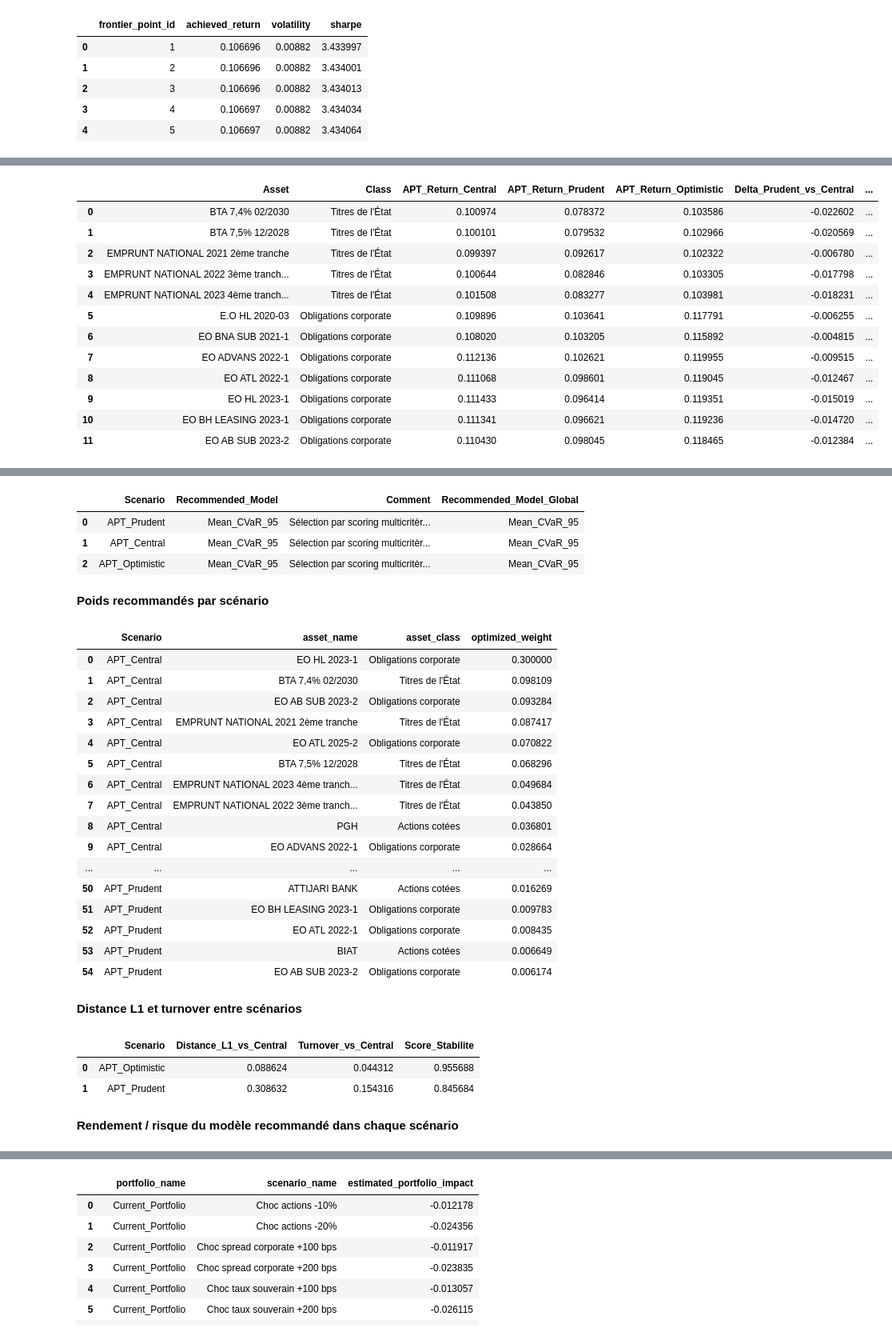
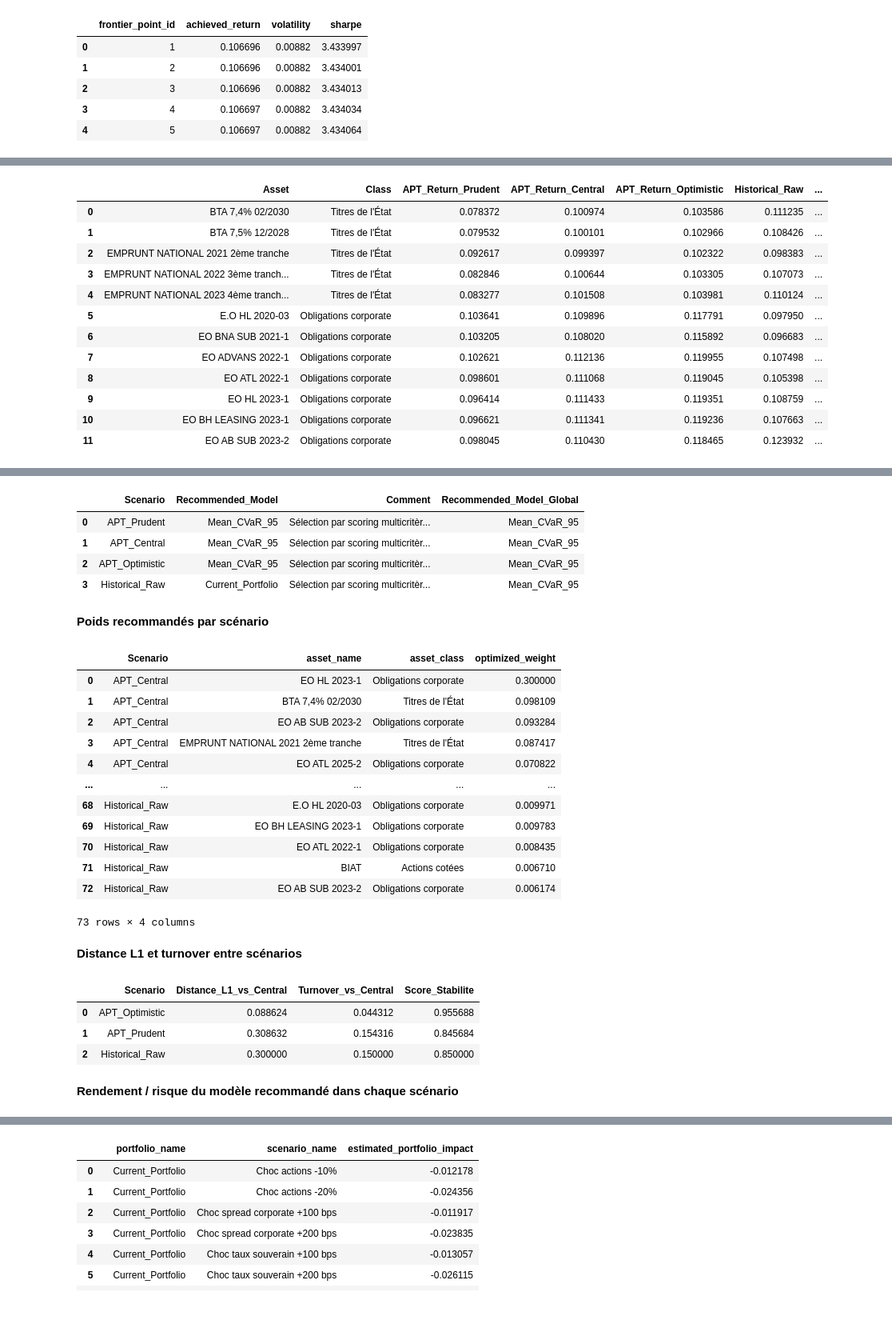
Before and after one commit to Houssem-Hkiri/Optimisation-Maghrebia, a Jupyter notebook: notebooks/02_optimisation_portefeuille.ipynb, the cells around one changed output, grey strips where cells are left out. Shown at 80% size. Saved outputs shown, nothing was run; the diff lists cells and outputs as text; code cells hidden in the pictures; blank space fills up the shorter version.

```diff
--- a/notebooks/02_optimisation_portefeuille.ipynb
+++ b/notebooks/02_optimisation_portefeuille.ipynb
@@ -25,6 +29,7 @@ try:
     pio.renderers.default = "notebook_connected"
 except Exception:
     pio.renderers.default = "iframe_connected"
+pio.templates.default = "plotly_white"
 
 PROJECT_DIR = Path.cwd().resolve()
 if PROJECT_DIR.name == "notebooks":
@@ -56,6 +61,15 @@ from maghrebia_quant.optimization_apt import (
     solve_efficient_frontier,
     stress_tests_by_portfolio,
 )
+from maghrebia_quant.skfolio_benchmark import run_skfolio_benchmarks
+from maghrebia_quant.notebook02_robustness import (
+    bootstrap_stability_check,
+    build_factor_risk_sensitivity,
+    build_pareto_filter,
+    build_robust_cvar_wasserstein,
+    build_rorac_proxy,
+    solve_mean_cvar_turnover_constrained,
+)
 
 EXPORT_DIR = PROJECT_DIR / "exports"
 FIGURES_DIR = EXPORT_DIR / "figures" / "notebook_02"
@@ -83,12 +97,15 @@ def show_and_export_fig(fig, name, output_dir=FIGURES_DIR):
 def pct(x):
     return "" if pd.isna(x) else f"{float(x):.2%}"
 
+N_MONTE_CARLO_REQUESTED = 100_000
+N_MONTE_CARLO_EFFECTIVE = 50_000  # fallback reproductible pour garder un temps d'exécution raisonnable
+
 CONFIG = replace(
     APTOptimizationConfig(),
     frontier_points=500,
     slsqp_random_starts=12,
-    monte_carlo_required=15_000,
-    monte_carlo_max_attempts=300_000,
+    monte_carlo_required=N_MONTE_CARLO_EFFECTIVE,
+    monte_carlo_max_attempts=600_000,
 )
 np.random.seed(CONFIG.random_seed)
 # %% [markdown]
@@ -402,9 +423,18 @@ APT_Scenario_Returns = APT_Scenario_Returns.rename(columns={
     "mu_apt_central": "APT_Return_Central",
     "mu_apt_prudent": "APT_Return_Prudent",
     "mu_apt_optimistic": "APT_Return_Optimistic",
+    "mu_historical_raw": "Historical_Raw",
 })
 APT_Scenario_Returns["Delta_Prudent_vs_Central"] = APT_Scenario_Returns["APT_Return_Prudent"] - APT_Scenario_Returns["APT_Return_Central"]
 APT_Scenario_Returns["Delta_Optimistic_vs_Central"] = APT_Scenario_Returns["APT_Return_Optimistic"] - APT_Scenario_Returns["APT_Return_Central"]
+if "Historical_Raw" in APT_Scenario_Returns.columns:
+    APT_Scenario_Returns["Delta_Historical_vs_Central"] = APT_Scenario_Returns["Historical_Raw"] - APT_Scenario_Returns["APT_Return_Central"]
+    APT_Scenario_Returns["Historical_Raw_Comment"] = "Descriptif uniquement ; non utilisé comme scénario principal."
+else:
+    APT_Scenario_Returns["Historical_Raw"] = np.nan
+    APT_Scenario_Returns["Delta_Historical_vs_Central"] = np.nan
+    APT_Scenario_Returns["Historical_Raw_Comment"] = "Non disponible dans les exports du notebook 01."
+
 Scenario_Config = replace(CONFIG, slsqp_random_starts=0, frontier_points=400, monte_carlo_required=15_000, monte_carlo_max_attempts=300_000)
 APT_Scenario_Analysis = run_apt_scenario_analysis(PROJECT_DIR, Scenario_Config)
 Scenario_Comparison = APT_Scenario_Analysis["Scenario_Comparison"]
@@ -415,47 +445,52 @@ Scenario_Recommended_Performance = APT_Scenario_Analysis["Scenario_Recommended_P
 Scenario_Asset_Sensitivity = APT_Scenario_Analysis["Scenario_Asset_Sensitivity"]
 Scenario_Class_Weights = APT_Scenario_Analysis["Scenario_Class_Weights"]
 Scenario_Final_Conclusion = APT_Scenario_Analysis["Scenario_Final_Conclusion"]
 Factor_Treatment = APT_OPTIMISTIC_FACTOR_TREATMENT.copy()
 
-display(APT_Scenario_Returns[["Asset", "Class", "APT_Return_Central", "APT_Return_Prudent", "APT_Return_Optimistic", "Delta_Prudent_vs_Central", "Delta_Optimistic_vs_Central"]].head(12))
+scenario_display_cols = [
+    "Asset", "Class", "APT_Return_Prudent", "APT_Return_Central", "APT_Return_Optimistic",
+    "Historical_Raw", "Delta_Prudent_vs_Central", "Delta_Optimistic_vs_Central", "Delta_Historical_vs_Central", "Historical_Raw_Comment"
+]
+display(APT_Scenario_Returns[[c for c in scenario_display_cols if c in APT_Scenario_Returns.columns]].head(12))
 display(Factor_Treatment)
 display(Scenario_Recommended_Models)
+
 Scenario_Recommended_Performance_Display = Scenario_Recommended_Performance[[
     "Scenario", "Model", "Expected_Return", "Volatility", "Sharpe", "CVaR_95", "Turnover", "Top_5_Concentration", "Regulatory_Status"
 ]].copy()
 Scenario_Allocation_Distances = Scenario_Weight_Stability.rename(columns={
     "distance_L1_to_central": "Distance_L1_vs_Central",
     "turnover_between_scenarios": "Turnover_vs_Central",
     "weight_stability_score": "Score_Stabilite"
 })
 Scenario_Recommended_Weights_Display = Scenario_Recommended_Weights.loc[
     Scenario_Recommended_Weights["optimized_weight"].gt(0.005),
     ["Scenario", "asset_name", "asset_class", "optimized_weight"]
 ].sort_values(["Scenario", "optimized_weight"], ascending=[True, False]).reset_index(drop=True)
 Scenario_Recommended_Weights_Pivot = Scenario_Recommended_Weights.pivot_table(
     index=["asset_id", "asset_name", "asset_class"], columns="Scenario", values="optimized_weight", fill_value=0.0
 ).reset_index()
 
 display(Markdown("**Poids recommandés par scénario**"))
 display(Scenario_Recommended_Weights_Display)
 display(Markdown("**Distance L1 et turnover entre scénarios**"))
 display(Scenario_Allocation_Distances)
 display(Markdown("**Rendement / risque du modèle recommandé dans chaque scénario**"))
 display(Scenario_Recommended_Performance_Display)
 # %% [output]
-|  | Asset | Class | APT_Return_Central | APT_Return_Prudent | APT_Return_Optimistic | Delta_Prudent_vs_Central | ... |
-| 0 | BTA 7,4% 02/2030 | Titres de l'État | 0.100974 | 0.078372 | 0.103586 | -0.022602 | ... |
-| 1 | BTA 7,5% 12/2028 | Titres de l'État | 0.100101 | 0.079532 | 0.102966 | -0.020569 | ... |
-| 2 | EMPRUNT NATIONAL 2021 2ème tranche | Titres de l'État | 0.099397 | 0.092617 | 0.102322 | -0.006780 | ... |
-| 3 | EMPRUNT NATIONAL 2022 3ème tranch... | Titres de l'État | 0.100644 | 0.082846 | 0.103305 | -0.017798 | ... |
-| 4 | EMPRUNT NATIONAL 2023 4ème tranch... | Titres de l'État | 0.101508 | 0.083277 | 0.103981 | -0.018231 | ... |
-| 5 | E.O HL 2020-03 | Obligations corporate | 0.109896 | 0.103641 | 0.117791 | -0.006255 | ... |
-| 6 | EO BNA SUB 2021-1 | Obligations corporate | 0.108020 | 0.103205 | 0.115892 | -0.004815 | ... |
-| 7 | EO ADVANS 2022-1 | Obligations corporate | 0.112136 | 0.102621 | 0.119955 | -0.009515 | ... |
-| 8 | EO ATL 2022-1 | Obligations corporate | 0.111068 | 0.098601 | 0.119045 | -0.012467 | ... |
-| 9 | EO HL 2023-1 | Obligations corporate | 0.111433 | 0.096414 | 0.119351 | -0.015019 | ... |
-| 10 | EO BH LEASING 2023-1 | Obligations corporate | 0.111341 | 0.096621 | 0.119236 | -0.014720 | ... |
-| 11 | EO AB SUB 2023-2 | Obligations corporate | 0.110430 | 0.098045 | 0.118465 | -0.012384 | ... |
+|  | Asset | Class | APT_Return_Prudent | APT_Return_Central | APT_Return_Optimistic | Historical_Raw | ... |
+| 0 | BTA 7,4% 02/2030 | Titres de l'État | 0.078372 | 0.100974 | 0.103586 | 0.111235 | ... |
+| 1 | BTA 7,5% 12/2028 | Titres de l'État | 0.079532 | 0.100101 | 0.102966 | 0.108426 | ... |
+| 2 | EMPRUNT NATIONAL 2021 2ème tranche | Titres de l'État | 0.092617 | 0.099397 | 0.102322 | 0.098383 | ... |
+| 3 | EMPRUNT NATIONAL 2022 3ème tranch... | Titres de l'État | 0.082846 | 0.100644 | 0.103305 | 0.107073 | ... |
+| 4 | EMPRUNT NATIONAL 2023 4ème tranch... | Titres de l'État | 0.083277 | 0.101508 | 0.103981 | 0.110124 | ... |
+| 5 | E.O HL 2020-03 | Obligations corporate | 0.103641 | 0.109896 | 0.117791 | 0.097950 | ... |
+| 6 | EO BNA SUB 2021-1 | Obligations corporate | 0.103205 | 0.108020 | 0.115892 | 0.096683 | ... |
+| 7 | EO ADVANS 2022-1 | Obligations corporate | 0.102621 | 0.112136 | 0.119955 | 0.107498 | ... |
+| 8 | EO ATL 2022-1 | Obligations corporate | 0.098601 | 0.111068 | 0.119045 | 0.105398 | ... |
+| 9 | EO HL 2023-1 | Obligations corporate | 0.096414 | 0.111433 | 0.119351 | 0.108759 | ... |
+| 10 | EO BH LEASING 2023-1 | Obligations corporate | 0.096621 | 0.111341 | 0.119236 | 0.107663 | ... |
+| 11 | EO AB SUB 2023-2 | Obligations corporate | 0.098045 | 0.110430 | 0.118465 | 0.123932 | ... |
 |  | Factor | Central_Treatment | Optimistic_Treatment | Kept_Or_Neutralized | Statistical_Reason | ... |
 | 0 | mkt_excess_tunindex20 | Conservé avec prime de marché ann... | Conserve avec prime de marche mod... | KEPT | Facteur de marché disponible sur ... | ... |
 | 1 | delta_zc_5y | Conservé dans la régression, vue ... | Neutralise comme choc directionne... | NEUTRALIZED_DIRECTIONAL_SHOCK | Facteur de taux fragile sur un éc... | ... |
@@ -465,6 +500,7 @@ display(Scenario_Recommended_Performance_Display)
 | 0 | APT_Prudent | Mean_CVaR_95 | Sélection par scoring multicritèr... | Mean_CVaR_95 |
 | 1 | APT_Central | Mean_CVaR_95 | Sélection par scoring multicritèr... | Mean_CVaR_95 |
 | 2 | APT_Optimistic | Mean_CVaR_95 | Sélection par scoring multicritèr... | Mean_CVaR_95 |
+| 3 | Historical_Raw | Current_Portfolio | Sélection par scoring multicritèr... | Mean_CVaR_95 |
 **Poids recommandés par scénario**
 |  | Scenario | asset_name | asset_class | optimized_weight |
 | 0 | APT_Central | EO HL 2023-1 | Obligations corporate | 0.300000 |
@@ -472,21 +508,18 @@ display(Scenario_Recommended_Performance_Display)
 | 2 | APT_Central | EO AB SUB 2023-2 | Obligations corporate | 0.093284 |
 | 3 | APT_Central | EMPRUNT NATIONAL 2021 2ème tranche | Titres de l'État | 0.087417 |
 | 4 | APT_Central | EO ATL 2025-2 | Obligations corporate | 0.070822 |
-| 5 | APT_Central | BTA 7,5% 12/2028 | Titres de l'État | 0.068296 |
-| 6 | APT_Central | EMPRUNT NATIONAL 2023 4ème tranch... | Titres de l'État | 0.049684 |
-| 7 | APT_Central | EMPRUNT NATIONAL 2022 3ème tranch... | Titres de l'État | 0.043850 |
-| 8 | APT_Central | PGH | Actions cotées | 0.036801 |
-| 9 | APT_Central | EO ADVANS 2022-1 | Obligations corporate | 0.028664 |
 | ... | ... | ... | ... | ... |
-| 50 | APT_Prudent | ATTIJARI BANK | Actions cotées | 0.016269 |
-| 51 | APT_Prudent | EO BH LEASING 2023-1 | Obligations corporate | 0.009783 |
-| 52 | APT_Prudent | EO ATL 2022-1 | Obligations corporate | 0.008435 |
-| 53 | APT_Prudent | BIAT | Actions cotées | 0.006649 |
-| 54 | APT_Prudent | EO AB SUB 2023-2 | Obligations corporate | 0.006174 |
+| 68 | Historical_Raw | E.O HL 2020-03 | Obligations corporate | 0.009971 |
+| 69 | Historical_Raw | EO BH LEASING 2023-1 | Obligations corporate | 0.009783 |
+| 70 | Historical_Raw | EO ATL 2022-1 | Obligations corporate | 0.008435 |
+| 71 | Historical_Raw | BIAT | Actions cotées | 0.006710 |
+| 72 | Historical_Raw | EO AB SUB 2023-2 | Obligations corporate | 0.006174 |
+73 rows × 4 columns
 **Distance L1 et turnover entre scénarios**
 |  | Scenario | Distance_L1_vs_Central | Turnover_vs_Central | Score_Stabilite |
 | 0 | APT_Optimistic | 0.088624 | 0.044312 | 0.955688 |
 | 1 | APT_Prudent | 0.308632 | 0.154316 | 0.845684 |
+| 2 | Historical_Raw | 0.300000 | 0.150000 | 0.850000 |
 **Rendement / risque du modèle recommandé dans chaque scénario**
 |  | Scenario | Model | Expected_Return | Volatility | Sharpe | CVaR_95 | Turnover | Top_5_Concentration | ... |
 | 8 | APT_Prudent | Mean_CVaR_95 | 0.093755 | 0.013374 | 1.297071 | 0.000562 | 0.3 | 0.697246 | ... |
```
Also changed, not shown: parts of 30 cells of this notebook, 27 other files.
